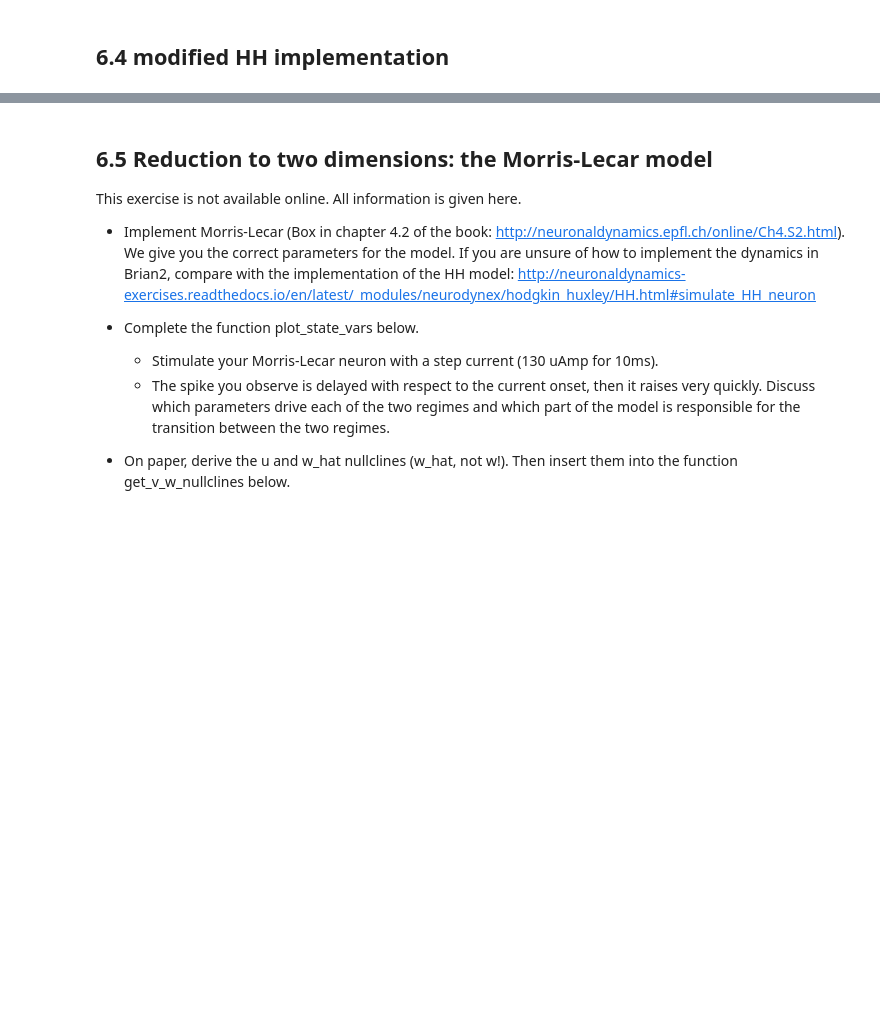
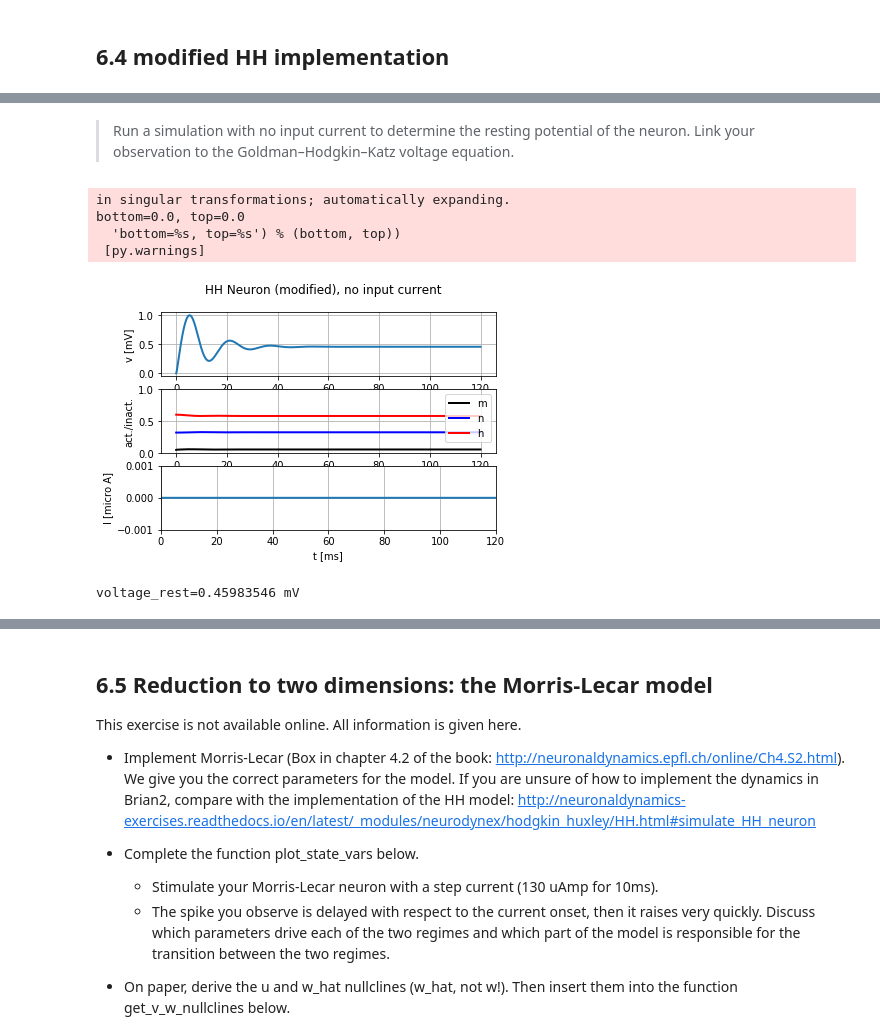
Before and after one commit to TristanBesson/bmnn, a Jupyter notebook: Ex6_Tristan_Besson_225594.ipynb, the cells around one changed output, grey strips where cells are left out. Saved outputs shown, nothing was run; the diff lists cells and outputs as text; code cells hidden in the pictures; blank space fills up the shorter version.

```diff
--- a/Ex6_Tristan_Besson_225594.ipynb
+++ b/Ex6_Tristan_Besson_225594.ipynb
@@ -120,0 +214,16 @@ TO DO
+# %% [markdown]
+> Run a simulation with no input current to determine the resting potential of the neuron. Link your observation to the Goldman–Hodgkin–Katz voltage equation.
+# %%
+zero_current = input_factory.get_step_current(0, 100, b2.ms, 0. * b2.uA)
+state_monitor = simulate_HH_neuron_mod(zero_current, 120 * b2.ms, NaScale)
+HH.plot_data(state_monitor, title="HH Neuron (modified), no input current")
+# Print the resting voltage
+voltage_rest = state_monitor.vm[0,-1]
+print("voltage_rest={}".format(voltage_rest))
+# %% [output]
+in singular transformations; automatically expanding.
+bottom=0.0, top=0.0
+  'bottom=%s, top=%s') % (bottom, top))
+ [py.warnings]
+[figure, added]
+voltage_rest=0.45983546 mV
```
Also changed, not shown: parts of 20 cells of this notebook.
